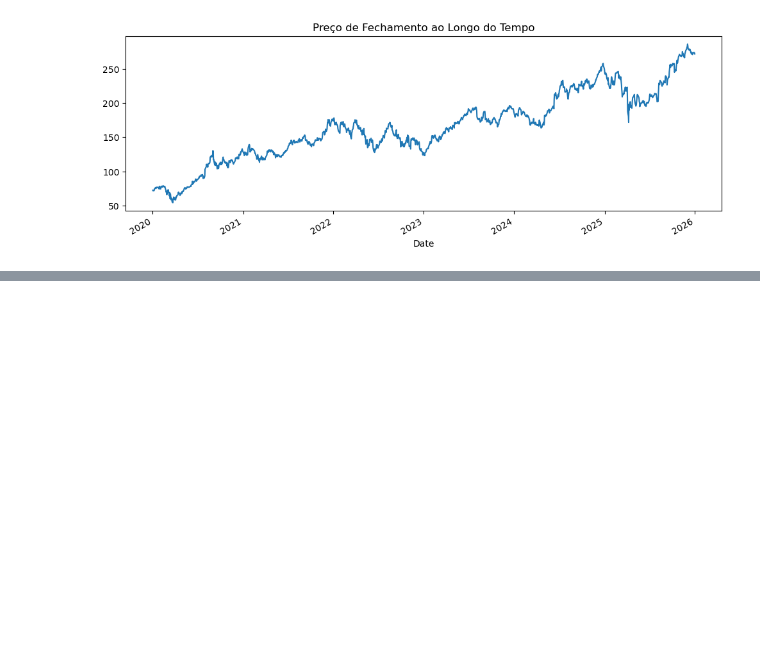
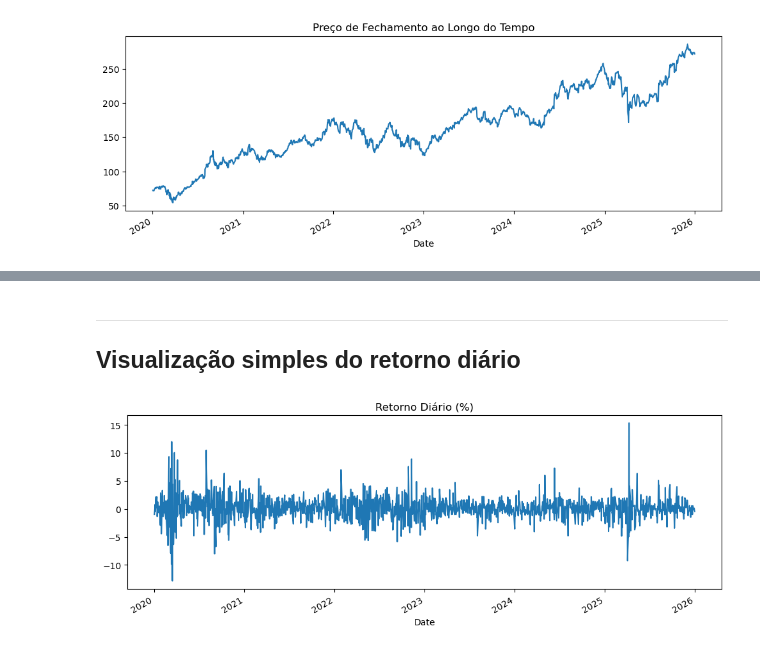
Before and after one commit to wellitonrocha/data_science_journey, a Jupyter notebook: Semana04_Python_Financas/finance_analysis.ipynb, the cells around one changed output, grey strips where cells are left out. Cells and saved outputs as stored; diff of their text form; code cells hidden in the pictures; blank space fills up the shorter version.

```diff
--- a/Semana04_Python_Financas/finance_analysis.ipynb
+++ b/Semana04_Python_Financas/finance_analysis.ipynb
@@ -141,0 +145,2 @@ plt.show()
+# %%
+df = df.sort_index()
@@ -141,0 +150,6 @@ plt.show()
+# %%
+# Variação absoluta
+df["Variacao_Absoluta"] = df["Close"].diff()
+# %%
+## Retorno diário (%)
+df["Retorno_Diario"] = df["Close"].pct_change() * 100
@@ -141,0 +184,11 @@ plt.show()
+# %% [markdown]
+---
+## Visualização simples do retorno diário
+# %%
+df["Retorno_Diario"].plot(
+    figsize=(12, 4),
+    title="Retorno Diário (%)"
+)
+plt.show()
+# %% [output]
+[figure, added]
```
Also changed, not shown: parts of 6 cells of this notebook, 1 other file.
